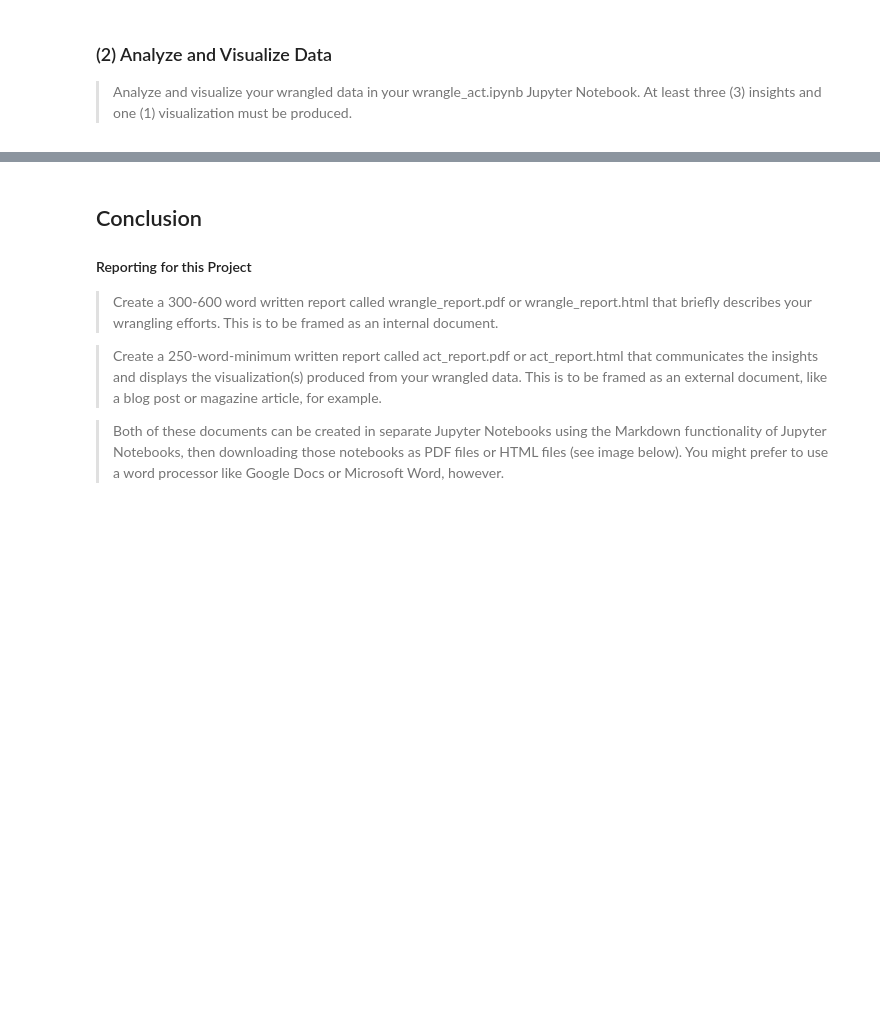
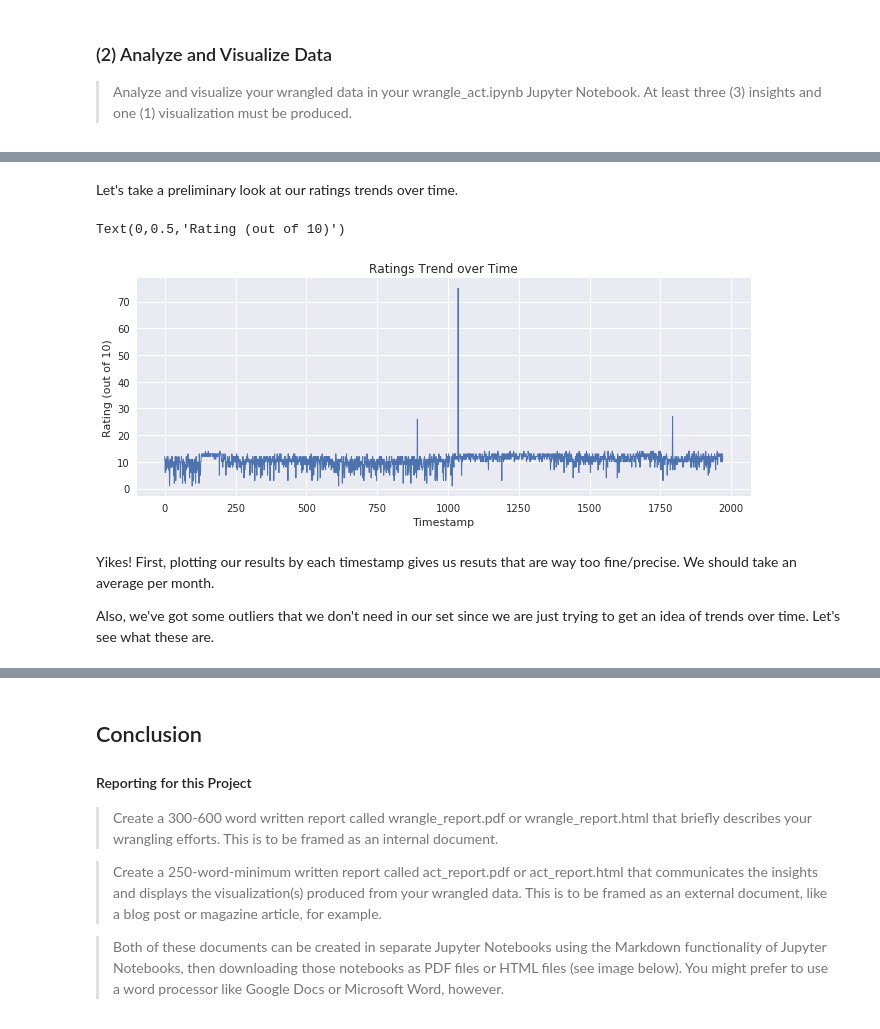
Before and after one commit to maleina/WeRateDogs-Twitter-Analysis, a Jupyter notebook: wrangle_act.ipynb, the cells around one changed output, grey strips where cells are left out. Saved outputs shown, nothing was run; the diff lists cells and outputs as text; code cells hidden in the pictures; blank space fills up the shorter version.

```diff
--- a/wrangle_act.ipynb
+++ b/wrangle_act.ipynb
@@ -1342,0 +1393,6 @@ df_archive_final.to_csv('twitter_archive_master.csv')
+# %%
+# Create a new dataframe with tweet_ids, timestamp and rating (which is a normalized rating on a scale out of 10)
+df_ratings = df_archive_final[['timestamp', 'rating_numerator', 'rating_denominator' ]]
+df_ratings['rating'] = (df_ratings['rating_numerator']/df_ratings['rating_denominator'] * 10).astype(int)
+#df_ratings['date'] = checkout_as_datetime.dt.date
+df_ratings = df_ratings[['timestamp','rating']]
@@ -1342,0 +1407,2 @@ df_archive_final.to_csv('twitter_archive_master.csv')
+# %%
+df_ratings.set_index('timestamp')
@@ -1342,0 +1429,16 @@ df_archive_final.to_csv('twitter_archive_master.csv')
+# %% [markdown]
+Let's take a preliminary look at our ratings trends over time.
+# %%
+# Set graph size
+sns.set(rc={'figure.figsize':(11, 4)})
+# Prelinary plot
+ax = df_ratings['rating'].plot(title='Ratings Trend over Time', linewidth=1);
+ax.set_xlabel("Timestamp")
+ax.set_ylabel("Rating (out of 10)")
+# %% [output]
+Text(0,0.5,'Rating (out of 10)')
+[figure, added]
+# %% [markdown]
+Yikes! First, plotting our results by each timestamp gives us resuts that are way too fine/precise. We should take an average per month.
+
+Also, we've got some outliers that we don't need in our set since we are just trying to get an idea of trends over time. Let's see what these are.
```
Also changed, not shown: parts of 29 cells of this notebook.
